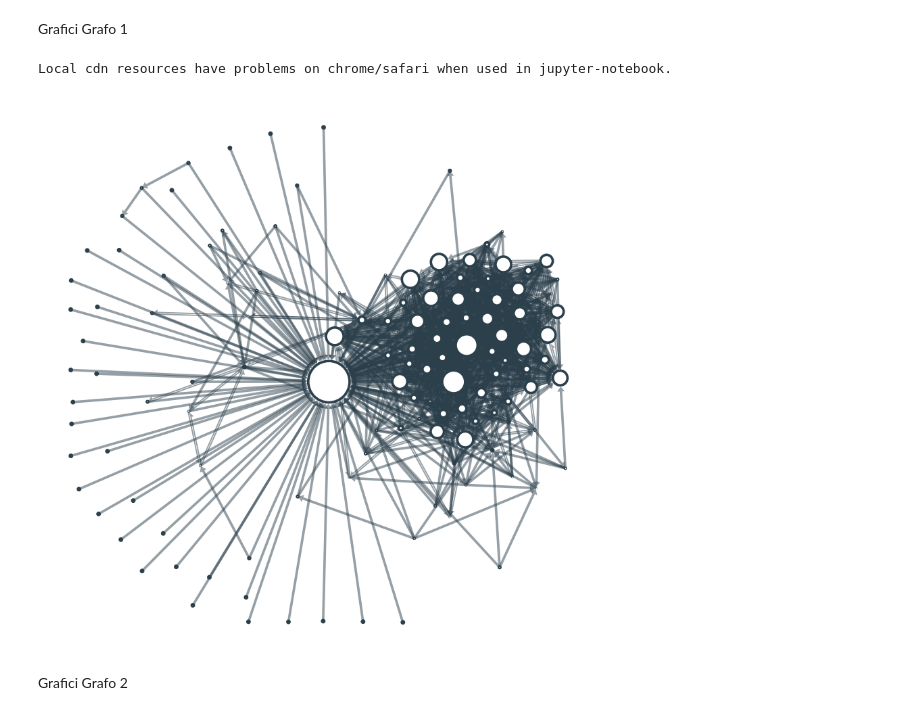
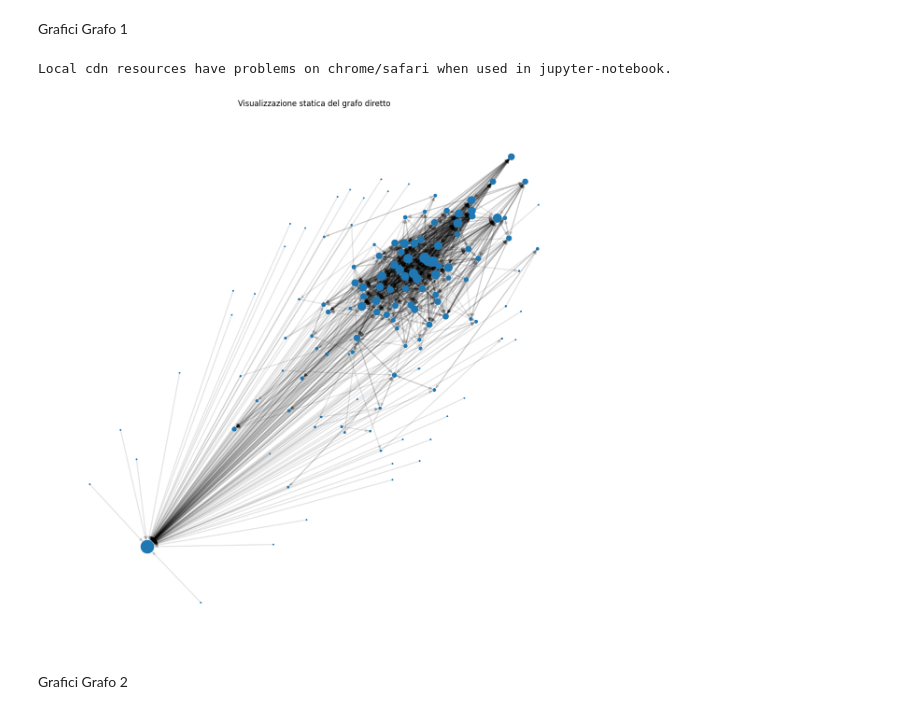
Before and after one commit to giopalma/social-computing, a Jupyter notebook: Primo Progetto/Primo Progetto Social Computing.ipynb, the cells around one changed output. Saved outputs shown, nothing was run; the diff lists cells and outputs as text; code cells hidden in the pictures.

```diff
--- a/Primo Progetto/Primo Progetto Social Computing.ipynb
+++ b/Primo Progetto/Primo Progetto Social Computing.ipynb
@@ -149,37 +149,34 @@ Grafici Grafo 1
 # %%
 # Grafico interattivo
 import pyvis
 
 visual_graph1 = pyvis.network.Network(height="100vh", notebook=True)
 visual_graph1.barnes_hut()
 visual_graph1.from_nx(graph1)
-visual_graph1.show("graphs/grafico1_interattivo.html")
+visual_graph1.show("graphs/grafo_diretto_interattivo.html")
 
 
 # Grafico statico
-from netgraph import Graph
 import matplotlib.pyplot as plt
 
-d = dict(graph1.degree)
-for x in d:
-    d[x] = float(d[x])
-    d[x] = d[x]/30
-
-Graph(
-    graph = graph1,
-    arrows=True,
-    edge_width=0.5,
-    node_size=d,
-    node_layout="spring",
+nx.draw_networkx(
+    graph1,
+    pos=nx.spring_layout(graph1),
+    node_size = [x[1]*3 for x in list(graph1.degree)],
+    with_labels = False,
+    edge_color = (0,0,0,0.1),
+    width = 1.8
 )
 
 fig = plt.gcf()
-fig.set_size_inches(18.5, 10.5)
-fig.savefig("graphs/grafico1_statico.pdf", dpi=100)
+fig.set_size_inches(15, 15)
+plt.title("Visualizzazione statica del grafo diretto")
+plt.axis('off')
+plt.savefig("graphs/grafo_diretto_statico.pdf", dpi=100)
 plt.show()
 # %% [output]
 Local cdn resources have problems on chrome/safari when used in jupyter-notebook.
-[figure, old version]
+[figure, new version]
 # %% [markdown]
 Grafici Grafo 2
 # %%
```
Also changed, not shown: parts of 5 cells of this notebook, 11 other files.
